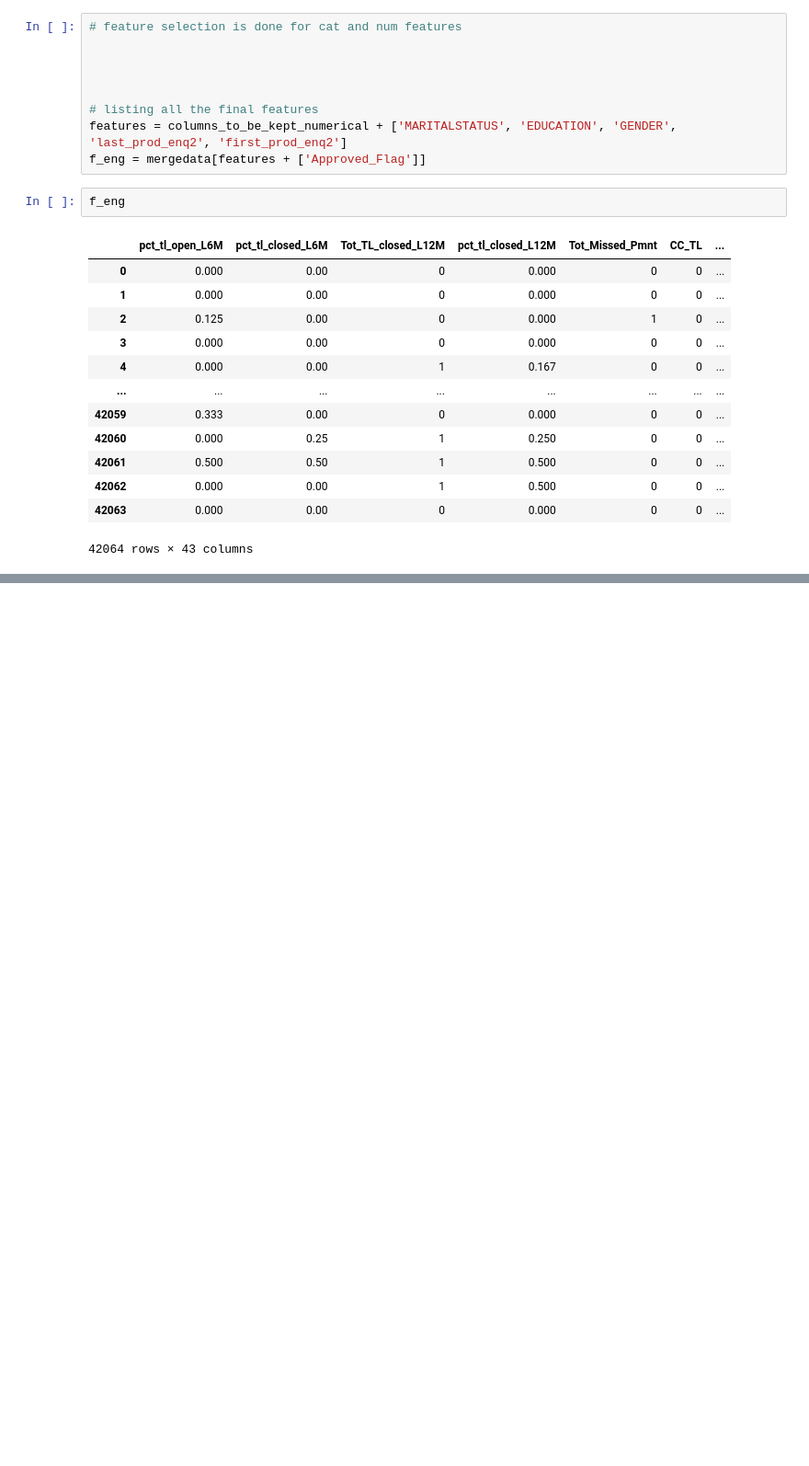
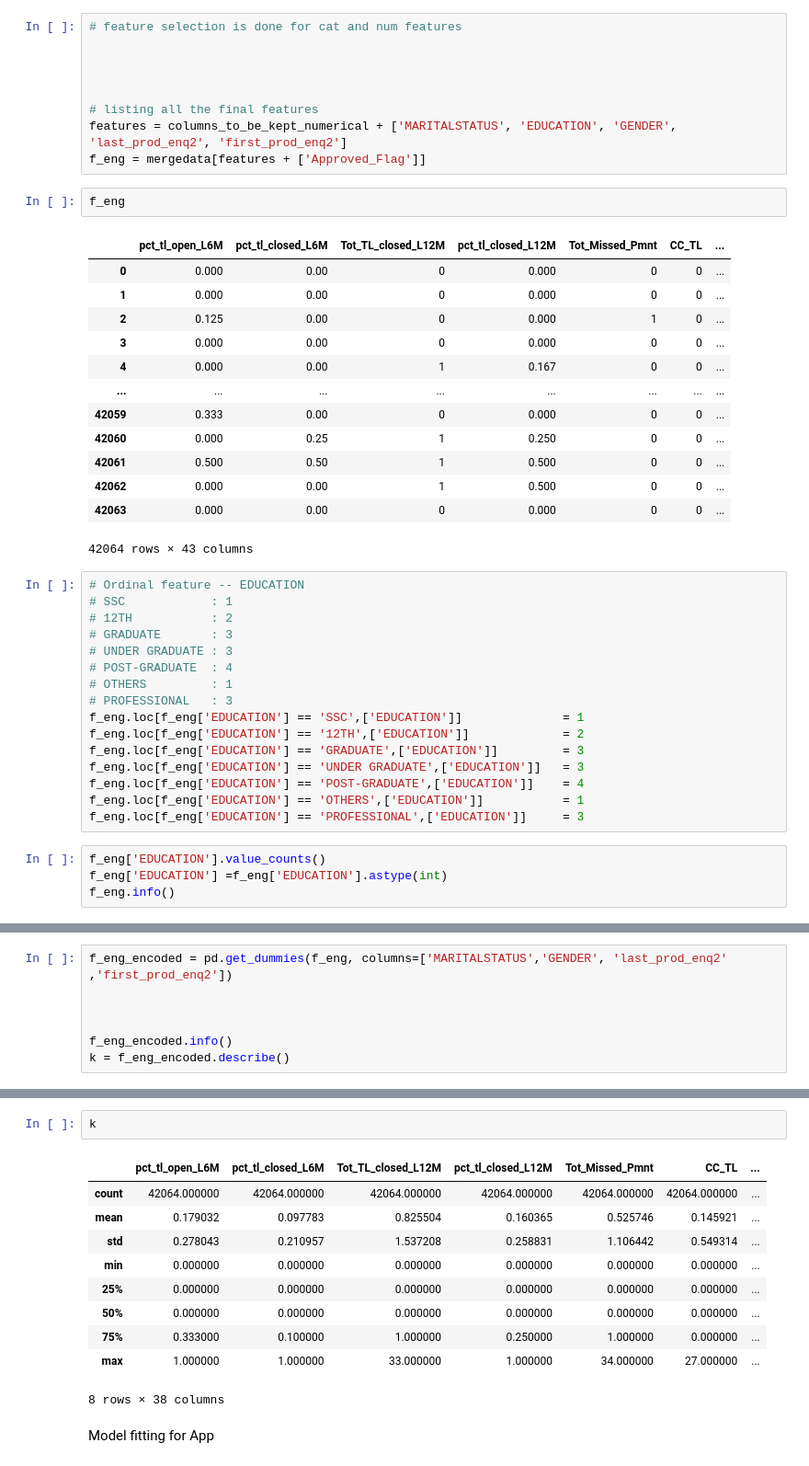
Before and after one commit to 92fayyaz/credit-risk-modeling, a Jupyter notebook: notebook/data_cleaning.ipynb, the cells around one changed output, grey strips where cells are left out. Shown: that part at 92% size. Saved outputs shown, nothing was run; the diff lists cells and outputs as text; blank space fills up the shorter version.

Commit message:
features selection and test for best model

```diff
--- a/notebook/data_cleaning.ipynb
+++ b/notebook/data_cleaning.ipynb
@@ -503,3 +508,23 @@ f_eng
 | 42062 | 0.000 | 0.00 | 1 | 0.500 | 0 | 0 | ... |
 | 42063 | 0.000 | 0.00 | 0 | 0.000 | 0 | 0 | ... |
 42064 rows × 43 columns
+# %%
+# Ordinal feature -- EDUCATION
+# SSC            : 1
+# 12TH           : 2
+# GRADUATE       : 3
+# UNDER GRADUATE : 3
+# POST-GRADUATE  : 4
+# OTHERS         : 1
+# PROFESSIONAL   : 3
+f_eng.loc[f_eng['EDUCATION'] == 'SSC',['EDUCATION']]              = 1
+f_eng.loc[f_eng['EDUCATION'] == '12TH',['EDUCATION']]             = 2
+f_eng.loc[f_eng['EDUCATION'] == 'GRADUATE',['EDUCATION']]         = 3
+f_eng.loc[f_eng['EDUCATION'] == 'UNDER GRADUATE',['EDUCATION']]   = 3
+f_eng.loc[f_eng['EDUCATION'] == 'POST-GRADUATE',['EDUCATION']]    = 4
+f_eng.loc[f_eng['EDUCATION'] == 'OTHERS',['EDUCATION']]           = 1
+f_eng.loc[f_eng['EDUCATION'] == 'PROFESSIONAL',['EDUCATION']]     = 3
+# %%
+f_eng['EDUCATION'].value_counts()
+f_eng['EDUCATION'] =f_eng['EDUCATION'].astype(int)
+f_eng.info()
@@ -505,0 +554,7 @@ f_eng
+# %%
+f_eng_encoded = pd.get_dummies(f_eng, columns=['MARITALSTATUS','GENDER', 'last_prod_enq2' ,'first_prod_enq2'])
+
+
+
+f_eng_encoded.info()
+k = f_eng_encoded.describe()
@@ -505,0 +594,15 @@ f_eng
+# %%
+k
+# %% [output]
+|  | pct_tl_open_L6M | pct_tl_closed_L6M | Tot_TL_closed_L12M | pct_tl_closed_L12M | Tot_Missed_Pmnt | CC_TL | ... |
+| count | 42064.000000 | 42064.000000 | 42064.000000 | 42064.000000 | 42064.000000 | 42064.000000 | ... |
+| mean | 0.179032 | 0.097783 | 0.825504 | 0.160365 | 0.525746 | 0.145921 | ... |
+| std | 0.278043 | 0.210957 | 1.537208 | 0.258831 | 1.106442 | 0.549314 | ... |
+| min | 0.000000 | 0.000000 | 0.000000 | 0.000000 | 0.000000 | 0.000000 | ... |
+| 25% | 0.000000 | 0.000000 | 0.000000 | 0.000000 | 0.000000 | 0.000000 | ... |
+| 50% | 0.000000 | 0.000000 | 0.000000 | 0.000000 | 0.000000 | 0.000000 | ... |
+| 75% | 0.333000 | 0.100000 | 1.000000 | 0.250000 | 1.000000 | 0.000000 | ... |
+| max | 1.000000 | 1.000000 | 33.000000 | 1.000000 | 34.000000 | 27.000000 | ... |
+8 rows × 38 columns
+# %% [markdown]
+Model fitting for App
```
Also changed, not shown: parts of 21 cells of this notebook.
